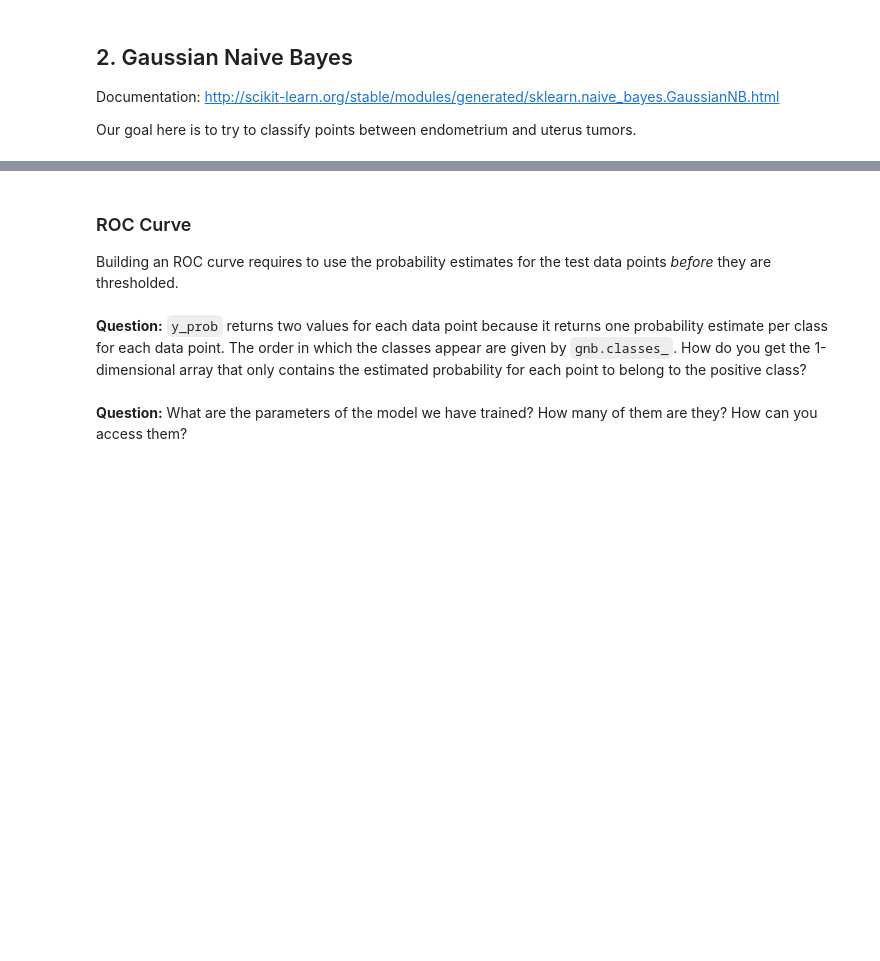
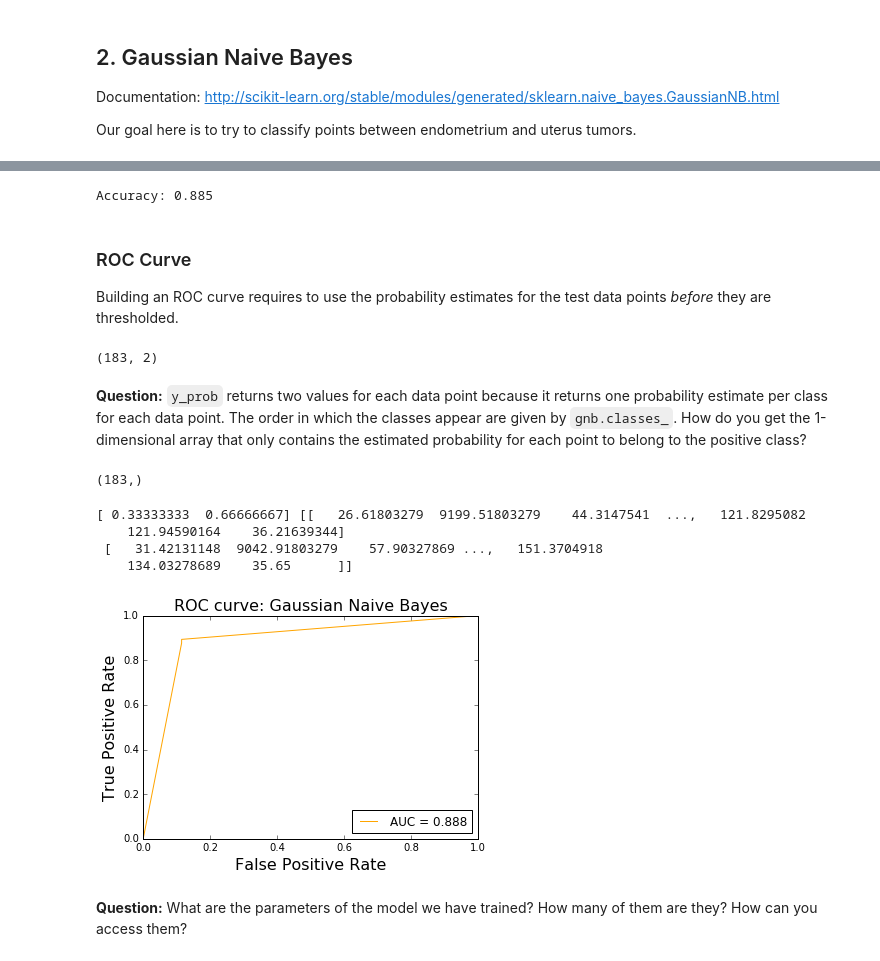
Before and after one commit to chagaz/ma2823_2016, a Jupyter notebook: lab_notebooks/Lab 2 2016-09-21 Introduction to scikit-learn.ipynb, the cells around one changed output, grey strips where cells are left out. Cells and saved outputs as stored; diff of their text form; code cells hidden in the pictures; blank space fills up the shorter version.

```diff
--- a/lab_notebooks/Lab 2 2016-09-21 Introduction to scikit-learn.ipynb
+++ b/lab_notebooks/Lab 2 2016-09-21 Introduction to scikit-learn.ipynb
@@ -82,7 +103,9 @@ print("Number of mislabeled points out of a total %d points : %d" % \
 # %%
 # Score the model
 from sklearn import metrics
-print "Accuracy: %.3f" % metrics.accuracy_score(y, y_pred)
+print ("Accuracy: %.3f" % metrics.accuracy_score(y, y_pred))
+# %% [output]
+Accuracy: 0.885
 # %% [markdown]
 ### ROC Curve
 
@@ -90,23 +113,37 @@ Building an ROC curve requires to use the probability estimates for the test dat
 # %%
 # Get probability estimates
 y_prob = gnb.predict_proba(X)
-print y_prob.shape
+print (y_prob.shape)
+# %% [output]
+(183, 2)
 # %% [markdown]
 **Question:** `y_prob` returns two values for each data point because it returns one probability estimate per class for each data point. The order in which the classes appear are given by `gnb.classes_`. How do you get the 1-dimensional array that only contains the estimated probability for each point to belong to the positive class?
+# %%
+y_prob=y_prob[:,1]
+print(y_prob.shape)
+# %% [output]
+(183,)
 # %%
 # ROC curve
-fpr, tpr, thresholds = metrics.roc_curve(y, y_prob[:, 1], pos_label=1)
+fpr, tpr, thresholds = metrics.roc_curve(y, y_prob, pos_label=1)
 
 # Area under the ROC curve
 auc = metrics.auc(fpr, tpr)
 
 # Plot the ROC curve
 plt.plot(fpr, tpr, '-', color='orange', label='AUC = %0.3f' % auc)
 
 plt.xlabel('False Positive Rate', fontsize=16)
 plt.ylabel('True Positive Rate', fontsize=16)
 plt.title('ROC curve: Gaussian Naive Bayes', fontsize=16)
 plt.legend(loc="lower right")
+print(gnb.class_prior_,gnb.theta_)
+# %% [output]
+[ 0.33333333  0.66666667] [[   26.61803279  9199.51803279    44.3147541  ...,   121.8295082
+    121.94590164    36.21639344]
+ [   31.42131148  9042.91803279    57.90327869 ...,   151.3704918
+    134.03278689    35.65      ]]
+[figure, added]
 # %% [markdown]
 **Question:** What are the parameters of the model we have trained? How many of them are they? How can you access them?
 # %% [markdown]
```
Also changed, not shown: parts of 20 cells of this notebook.
